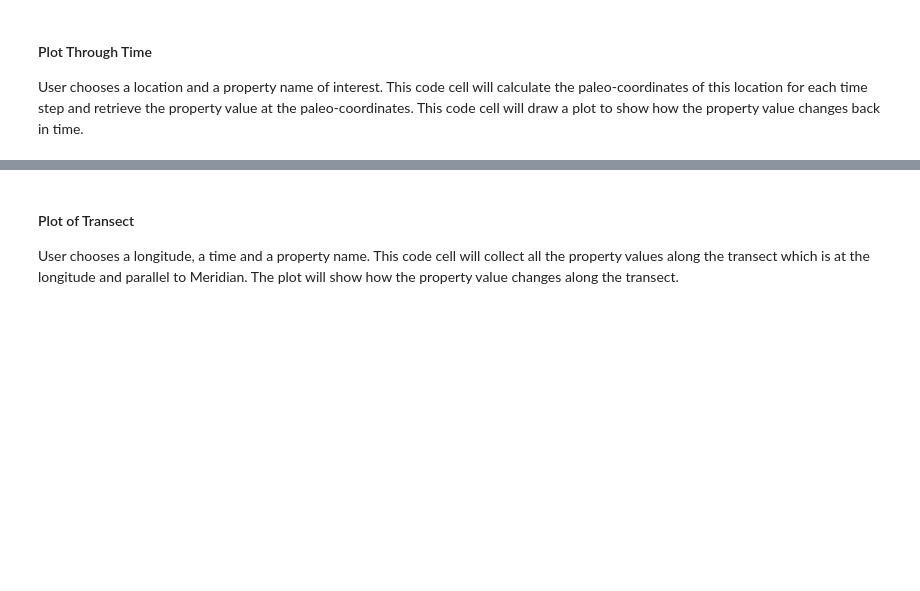
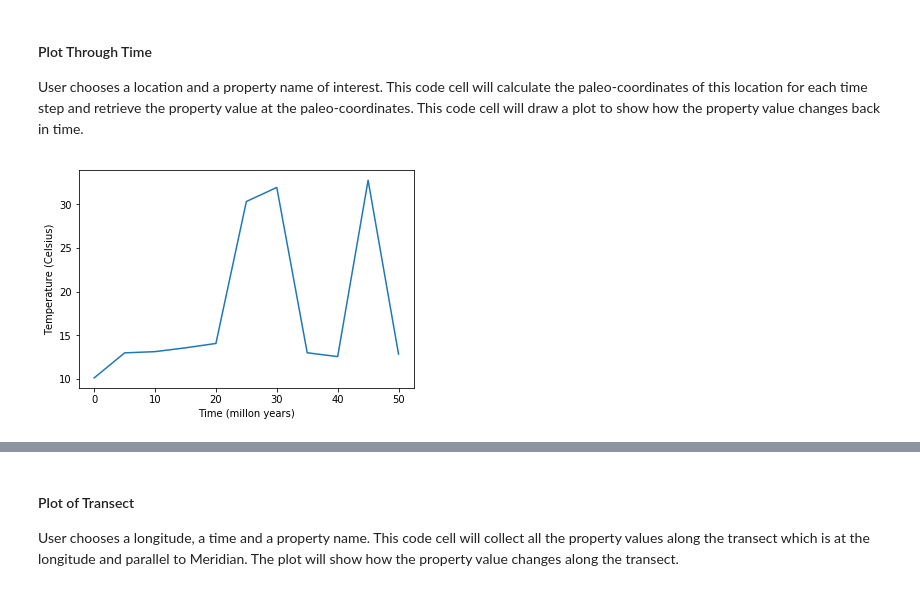
Before and after one commit to atom-model/ATOM, a Jupyter notebook: benchmark/GEOS2115_past.ipynb, the cells around one changed output, grey strips where cells are left out. Cells and saved outputs as stored; diff of their text form; code cells hidden in the pictures; blank space fills up the shorter version.

```diff
--- a/benchmark/GEOS2115_past.ipynb
+++ b/benchmark/GEOS2115_past.ipynb
@@ -60,13 +71,15 @@ draw_salinity_map(time)
 #### Plot Through Time
 User chooses a location and a property name of interest. This code cell will calculate the paleo-coordinates of this location for each time step and retrieve the property value at the paleo-coordinates. This code cell will draw a plot to show how the property value changes back in time.
 # %%
-lon = 20 #longitude
-lat = 35 #latitude
+lon = 150 #longitude
+lat = -35 #latitude
 
 property_name = 'temperature'
 #property_name = 'precipitation'
 #property_name = 'air_velocity'
 #property_name = 'ocean_velocity'
 
 draw_plot_through_time(property_name, lon, lat,
                        GEOS2115_cfg.start_time, GEOS2115_cfg.end_time+1, GEOS2115_cfg.time_step)
+# %% [output]
+[figure, added]
```
Also changed, not shown: parts of 8 cells of this notebook, 2 other files.
